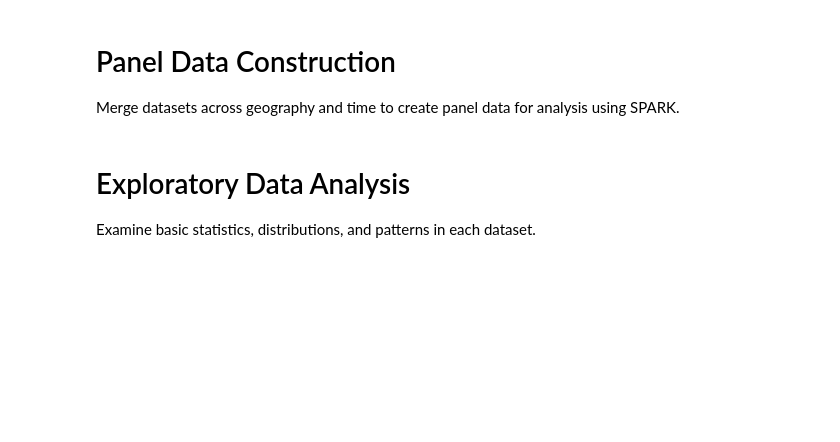
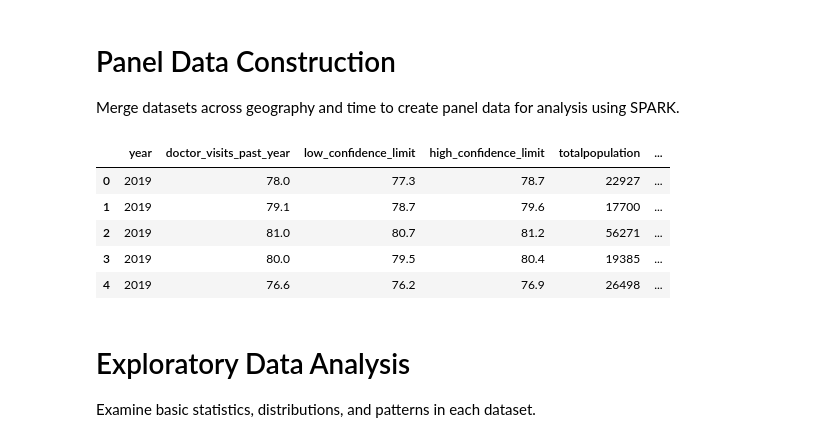
Before and after one commit to riverar9/data698-master-research-project, a Jupyter notebook: Appendix A - Python Code.ipynb, the cells around one changed output. Saved outputs shown, nothing was run; the diff lists cells and outputs as text; code cells hidden in the pictures; blank space fills up the shorter version.

```diff
--- a/Appendix A - Python Code.ipynb
+++ b/Appendix A - Python Code.ipynb
@@ -293,19 +566,28 @@ Merge datasets across geography and time to create panel data for analysis using
 # %%
 # Merge datasets on geographic identifiers (county/ZIP) and time
 # Steps:
 # 1. Standardize geographic keys across datasets
 # 2. Align temporal granularity (monthly/yearly)
 # 3. Join datasets using PySpark
 # 4. Create balanced panel (if needed)
 
 # Join places_zip_all_years with detention_facilities_clean on ZIP code and year
 df_merged = pd.merge(
     places_zip_all_years,
     detention_facilities_clean,
     left_on=['zip', 'year'],
     right_on=['zip', 'year'],
     how='inner'  # Use inner join to keep only matching records
 )
+
+df_merged.head()
+# %% [output]
+|  | year | doctor_visits_past_year | low_confidence_limit | high_confidence_limit | totalpopulation | ... |
+| 0 | 2019 | 78.0 | 77.3 | 78.7 | 22927 | ... |
+| 1 | 2019 | 79.1 | 78.7 | 79.6 | 17700 | ... |
+| 2 | 2019 | 81.0 | 80.7 | 81.2 | 56271 | ... |
+| 3 | 2019 | 80.0 | 79.5 | 80.4 | 19385 | ... |
+| 4 | 2019 | 76.6 | 76.2 | 76.9 | 26498 | ... |
 # %% [markdown]
 # Exploratory Data Analysis
 
```
Also changed, not shown: parts of 16 cells of this notebook.
